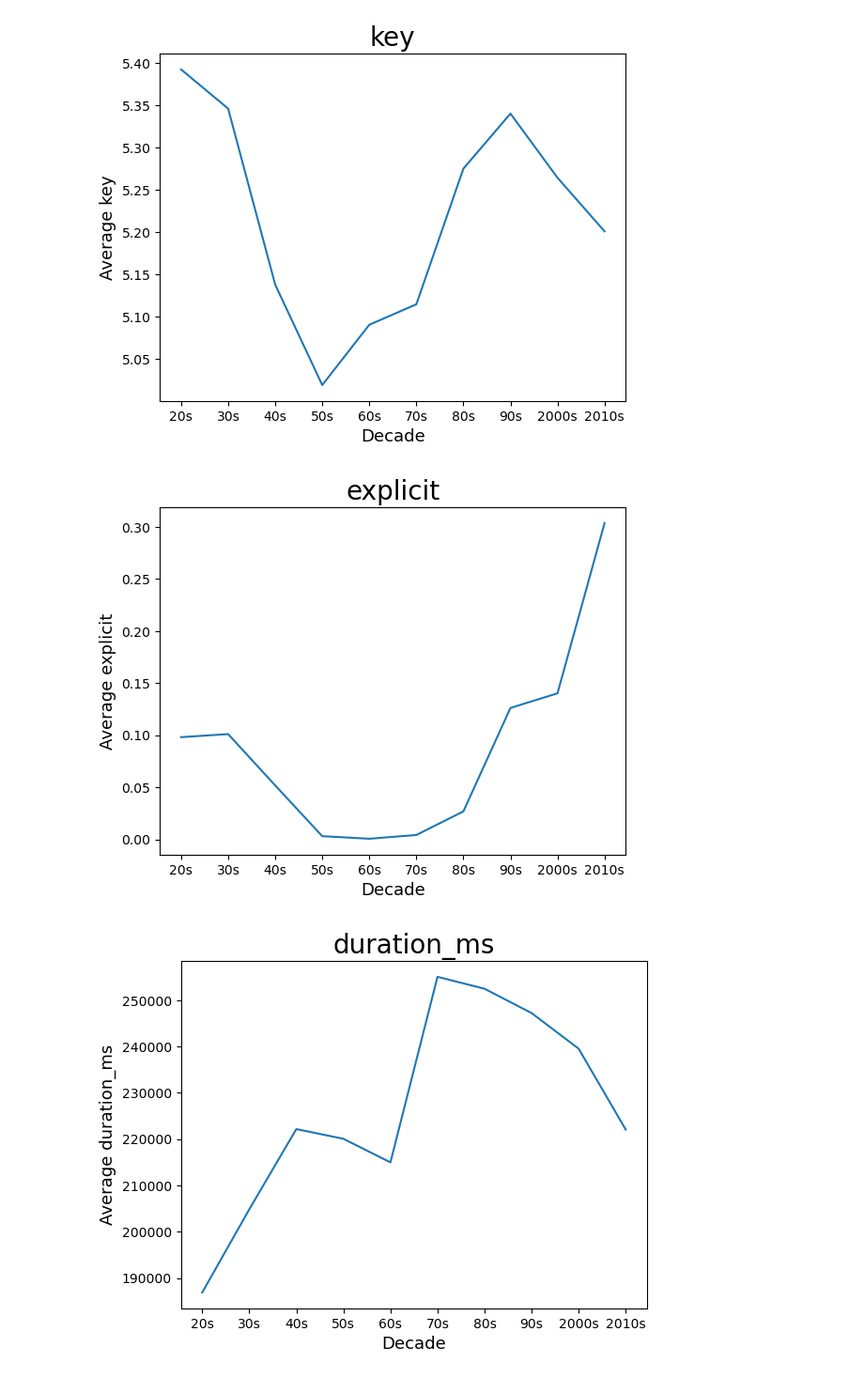
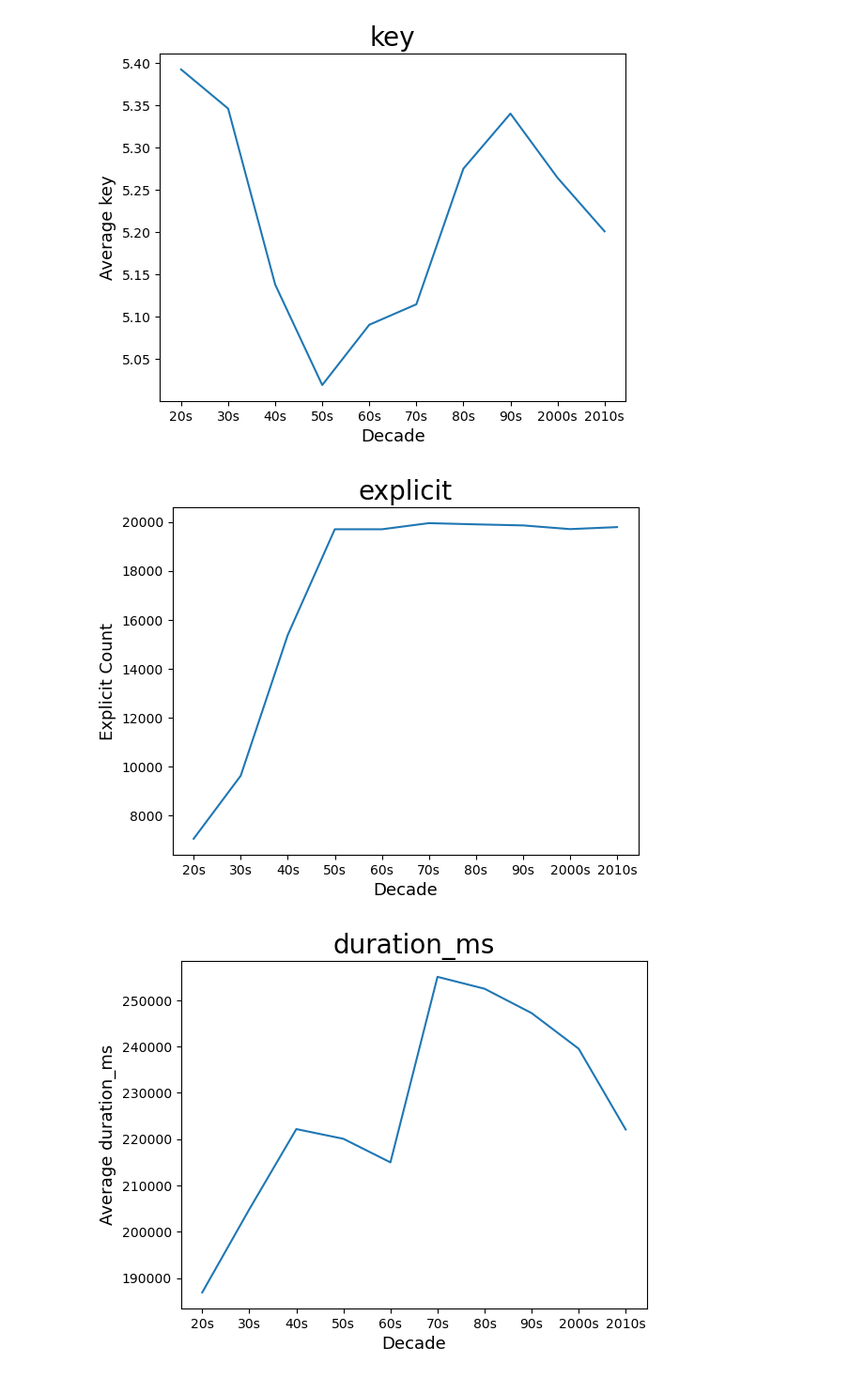
Before and after one commit to Lee88jl/Project-gt-1, a Jupyter notebook: Decade Analysis.ipynb, the cells around one changed output. Shown at 94% size. Drawn from its saved outputs; the diff is of its cells as text; code cells hidden in the pictures.

```diff
--- a/Decade Analysis.ipynb
+++ b/Decade Analysis.ipynb
@@ -229,8 +229,8 @@ decade_key
 | 2000s | 5.264386 |
 | 2010s | 5.201081 |
 # %%
-# Figure out the mean explicit for each decade.
-decade_explicit = pd.DataFrame(decade_with_variables.groupby(["Decade"]).mean()["explicit"])
+# Figure out the Count explicit for each decade.
+decade_explicit = pd.DataFrame(decade_with_variables.groupby(["Decade"]).count()["explicit"])
 decade_explicit
 # %% [output]
 |  | explicit |
@@ -387,11 +387,11 @@ plt.show()
 # %%
 plt.plot(labels, decade_explicit)
 plt.xlabel("Decade", fontdict={"fontsize": 13})
-plt.ylabel("Average explicit", fontdict={"fontsize": 13})
+plt.ylabel("Explicit Count", fontdict={"fontsize": 13})
 plt.title("explicit", fontdict={"fontsize": 20})
 plt.show()
 # %% [output]
-[figure, old version]
+[figure, new version]
 # %%
 plt.plot(labels, decade_duration_ms)
 plt.xlabel("Decade", fontdict={"fontsize": 13})
```
Also changed, not shown: parts of 1 cell of this notebook.
